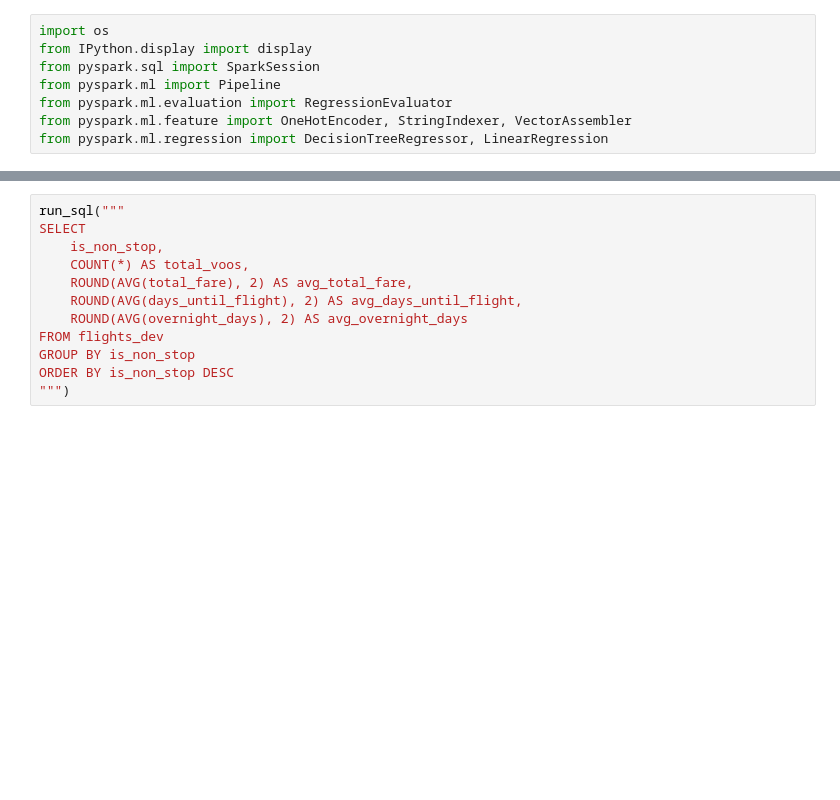
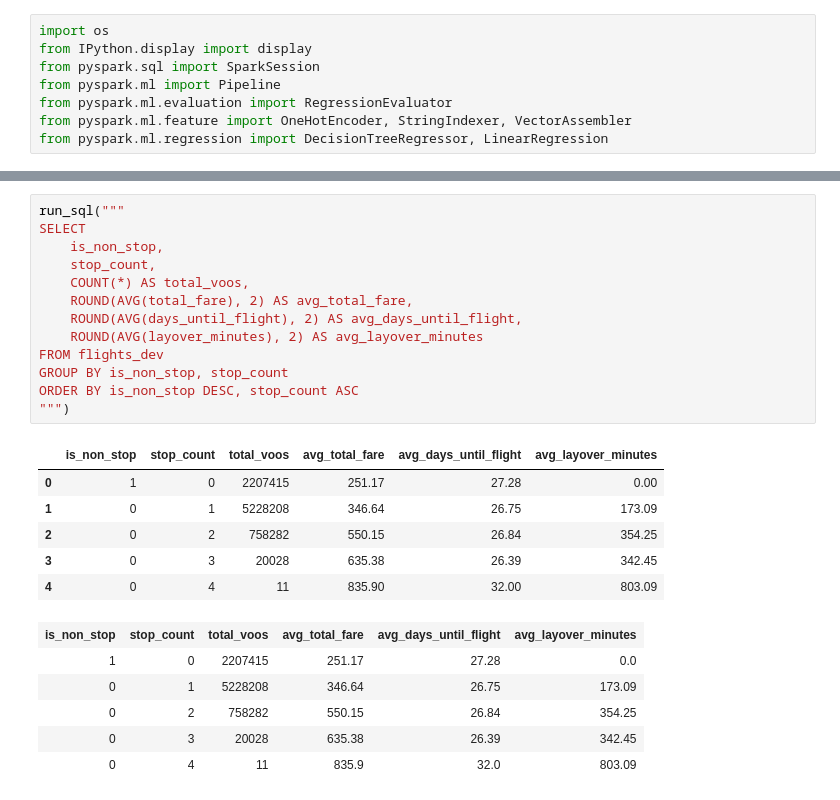
Before and after one commit to KaiqueGovani/flight-price-big-data, a Jupyter notebook: notebooks/flight_price_sql_mllib_starter.ipynb, the cells around one changed output, grey strips where cells are left out. Saved outputs shown, nothing was run; the diff lists cells and outputs as text; blank space fills up the shorter version.

```diff
--- a/notebooks/flight_price_sql_mllib_starter.ipynb
+++ b/notebooks/flight_price_sql_mllib_starter.ipynb
@@ -259,15 +401,29 @@ LIMIT 20
 # %%
 run_sql("""
 SELECT
     is_non_stop,
+    stop_count,
     COUNT(*) AS total_voos,
     ROUND(AVG(total_fare), 2) AS avg_total_fare,
     ROUND(AVG(days_until_flight), 2) AS avg_days_until_flight,
-    ROUND(AVG(overnight_days), 2) AS avg_overnight_days
+    ROUND(AVG(layover_minutes), 2) AS avg_layover_minutes
 FROM flights_dev
-GROUP BY is_non_stop
-ORDER BY is_non_stop DESC
+GROUP BY is_non_stop, stop_count
+ORDER BY is_non_stop DESC, stop_count ASC
 """)
+# %% [output]
+|  | is_non_stop | stop_count | total_voos | avg_total_fare | avg_days_until_flight | avg_layover_minutes |
+| 0 | 1 | 0 | 2207415 | 251.17 | 27.28 | 0.00 |
+| 1 | 0 | 1 | 5228208 | 346.64 | 26.75 | 173.09 |
+| 2 | 0 | 2 | 758282 | 550.15 | 26.84 | 354.25 |
+| 3 | 0 | 3 | 20028 | 635.38 | 26.39 | 342.45 |
+| 4 | 0 | 4 | 11 | 835.90 | 32.00 | 803.09 |
+| is_non_stop | stop_count | total_voos | avg_total_fare | avg_days_until_flight | avg_layover_minutes |
+| 1 | 0 | 2207415 | 251.17 | 27.28 | 0.0 |
+| 0 | 1 | 5228208 | 346.64 | 26.75 | 173.09 |
+| 0 | 2 | 758282 | 550.15 | 26.84 | 354.25 |
+| 0 | 3 | 20028 | 635.38 | 26.39 | 342.45 |
+| 0 | 4 | 11 | 835.9 | 32.0 | 803.09 |
 # %%
 spark.sql("""
 CREATE OR REPLACE TEMP VIEW flights_ml_base AS
```
Also changed, not shown: parts of 15 cells of this notebook, 3 other files.
